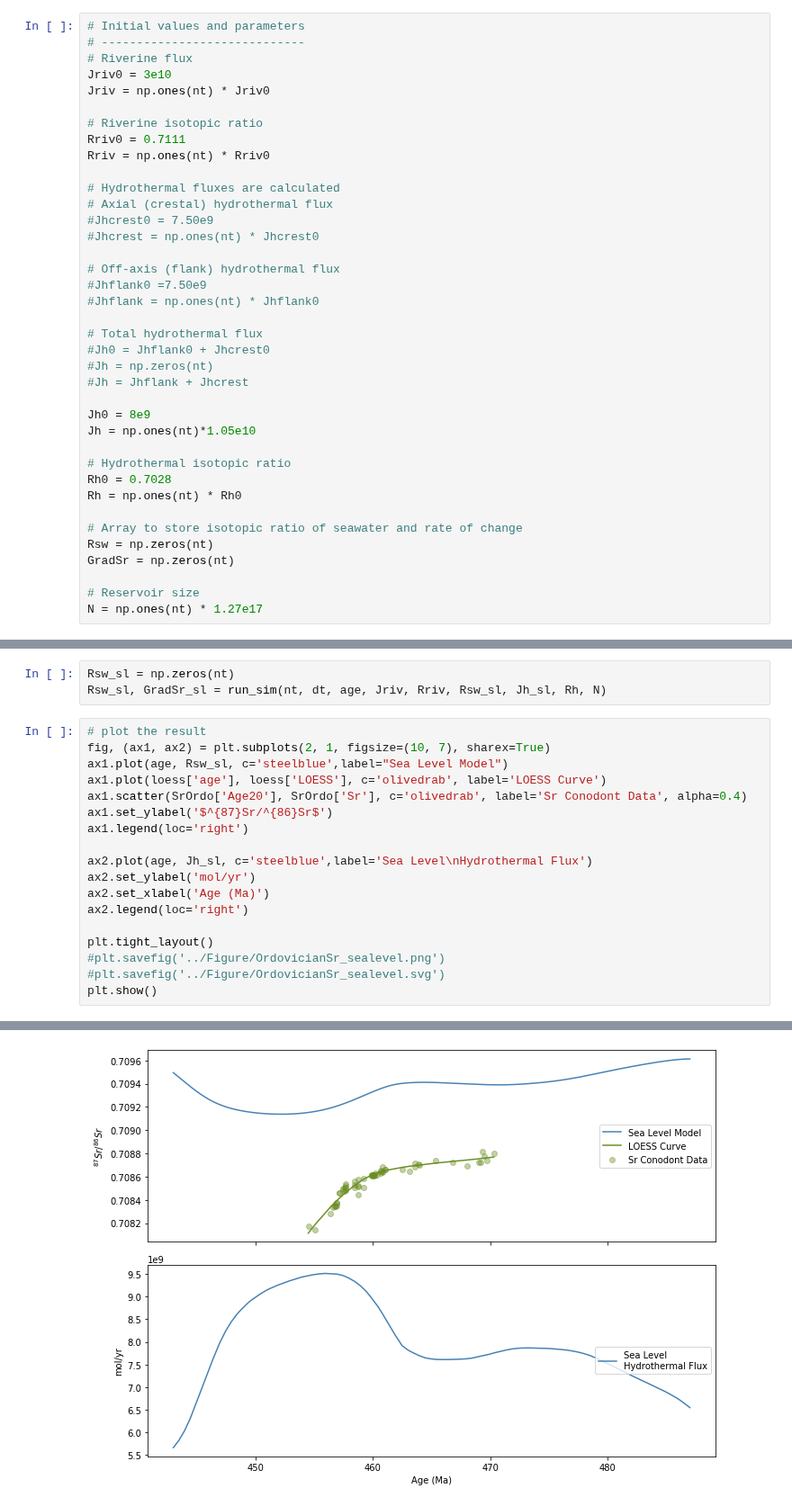
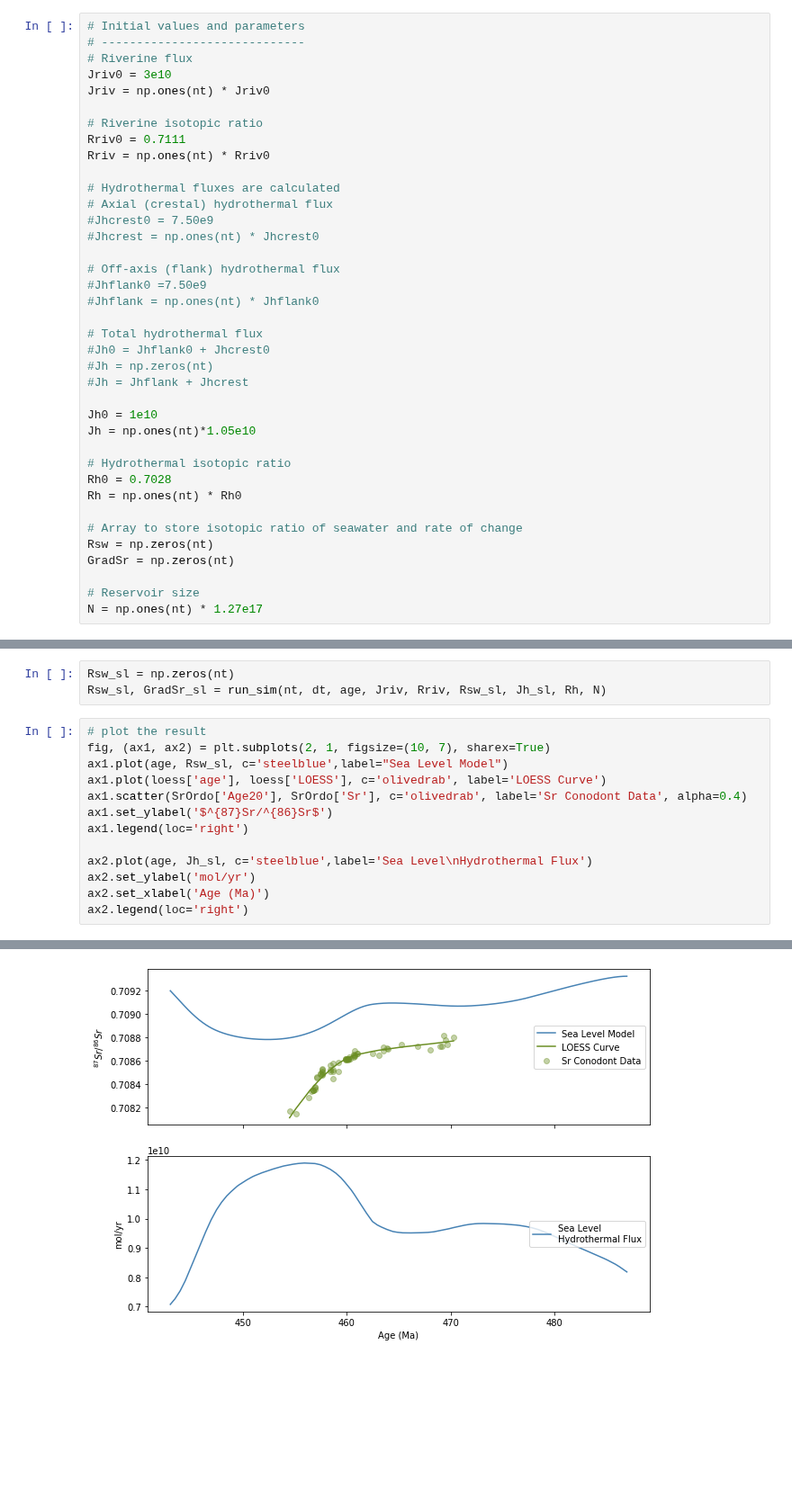
Before and after one commit to datuadiatma/avila_etal_2022, a Jupyter notebook: Notebook/Ordovician_Sr_Model.ipynb, the cells around one changed output, grey strips where cells are left out. Shown at 90% size. Drawn from its saved outputs; the diff is of its cells as text; blank space fills up the shorter version.

```diff
--- a/Notebook/Ordovician_Sr_Model.ipynb
+++ b/Notebook/Ordovician_Sr_Model.ipynb
@@ -120,7 +120,7 @@ Rriv = np.ones(nt) * Rriv0
 #Jh = np.zeros(nt)
 #Jh = Jhflank + Jhcrest
 
-Jh0 = 8e9
+Jh0 = 1e10
 Jh = np.ones(nt)*1.05e10
 
 # Hydrothermal isotopic ratio
@@ -290,9 +283,4 @@ ax2.plot(age, Jh_sl, c='steelblue',label='Sea Level\nHydrothermal Flux')
 ax2.set_ylabel('mol/yr')
 ax2.set_xlabel('Age (Ma)')
 ax2.legend(loc='right')
-
-plt.tight_layout()
-#plt.savefig('../Figure/OrdovicianSr_sealevel.png')
-#plt.savefig('../Figure/OrdovicianSr_sealevel.svg')
-plt.show()
 # %% [output]
@@ -299,4 +288,4 @@ plt.show()
-[figure, old version]
+[figure, new version]
 # %%
 fig, ax = plt.subplots(3, figsize=(8, 10), sharex=True)
 
```
Also changed, not shown: parts of 6 cells of this notebook, 39 other files.
